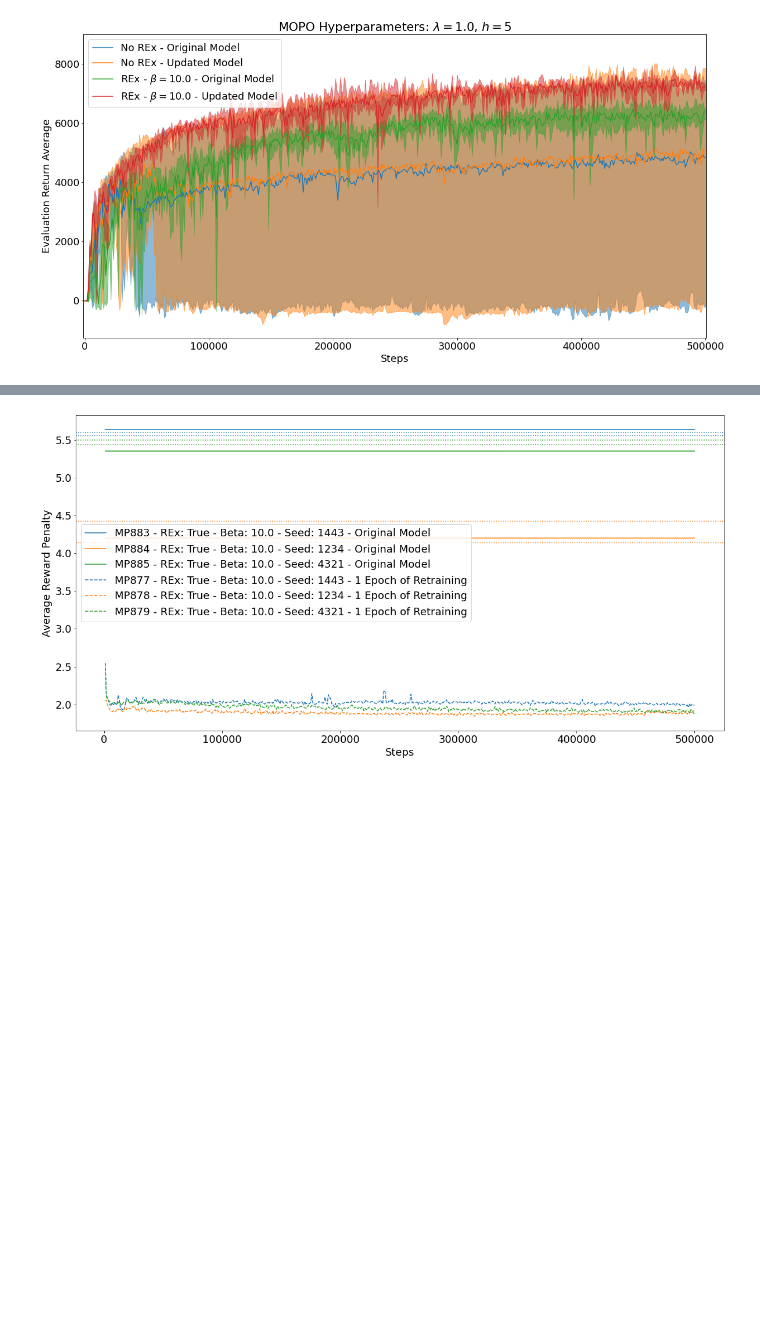
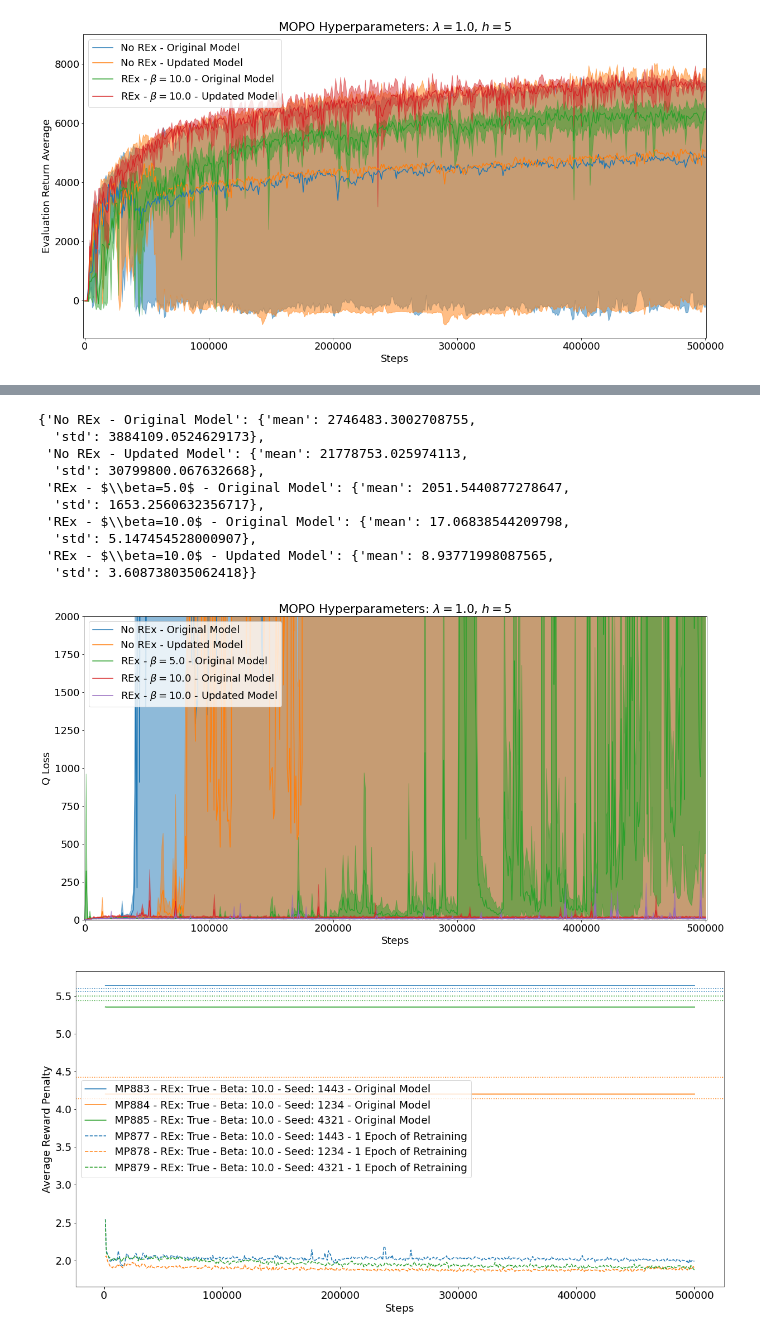
Before and after one commit to thatscotdatasci/mopo, a Jupyter notebook: jupyter/mixed_3/Analysis_MP875-MP885-Retrain.ipynb, the cells around one changed output, grey strips where cells are left out. Drawn from its saved outputs; the diff is of its cells as text; code cells hidden in the pictures; blank space fills up the shorter version.

```diff
--- a/jupyter/mixed_3/Analysis_MP875-MP885-Retrain.ipynb
+++ b/jupyter/mixed_3/Analysis_MP875-MP885-Retrain.ipynb
@@ -216,3 +241,23 @@ plot_grouped_evaluation_returns([
+# %%
+plot_grouped_evaluation_returns([
+    ((MP880, MP881, MP882), 'No REx - Original Model'),
+    ((MP874, MP875, MP876), 'No REx - Updated Model'),
+    ((MP726, MP727, MP728), 'REx - $\\beta=5.0$ - Original Model'),
+    ((MP883, MP884, MP885), 'REx - $\\beta=10.0$ - Original Model'),
+    ((MP877, MP878, MP879), 'REx - $\\beta=10.0$ - Updated Model'),
+], title='MOPO Hyperparameters: $\\lambda=1.0$, $h=5$', feature='Q_loss', ymin=0, ymax=2000)
+# %% [output]
+{'No REx - Original Model': {'mean': 2746483.3002708755,
+  'std': 3884109.0524629173},
+ 'No REx - Updated Model': {'mean': 21778753.025974113,
+  'std': 30799800.067632668},
+ 'REx - $\\beta=5.0$ - Original Model': {'mean': 2051.5440877278647,
+  'std': 1653.2560632356717},
+ 'REx - $\\beta=10.0$ - Original Model': {'mean': 17.06838544209798,
+  'std': 5.147454528000907},
+ 'REx - $\\beta=10.0$ - Updated Model': {'mean': 8.93771998087565,
+  'std': 3.608738035062418}}
+[figure, added]
 # %%
 fig, ax = plt.subplots(1, 1, figsize=(20,10))
 
```
Also changed, not shown: parts of 5 cells of this notebook, 7 other files.
